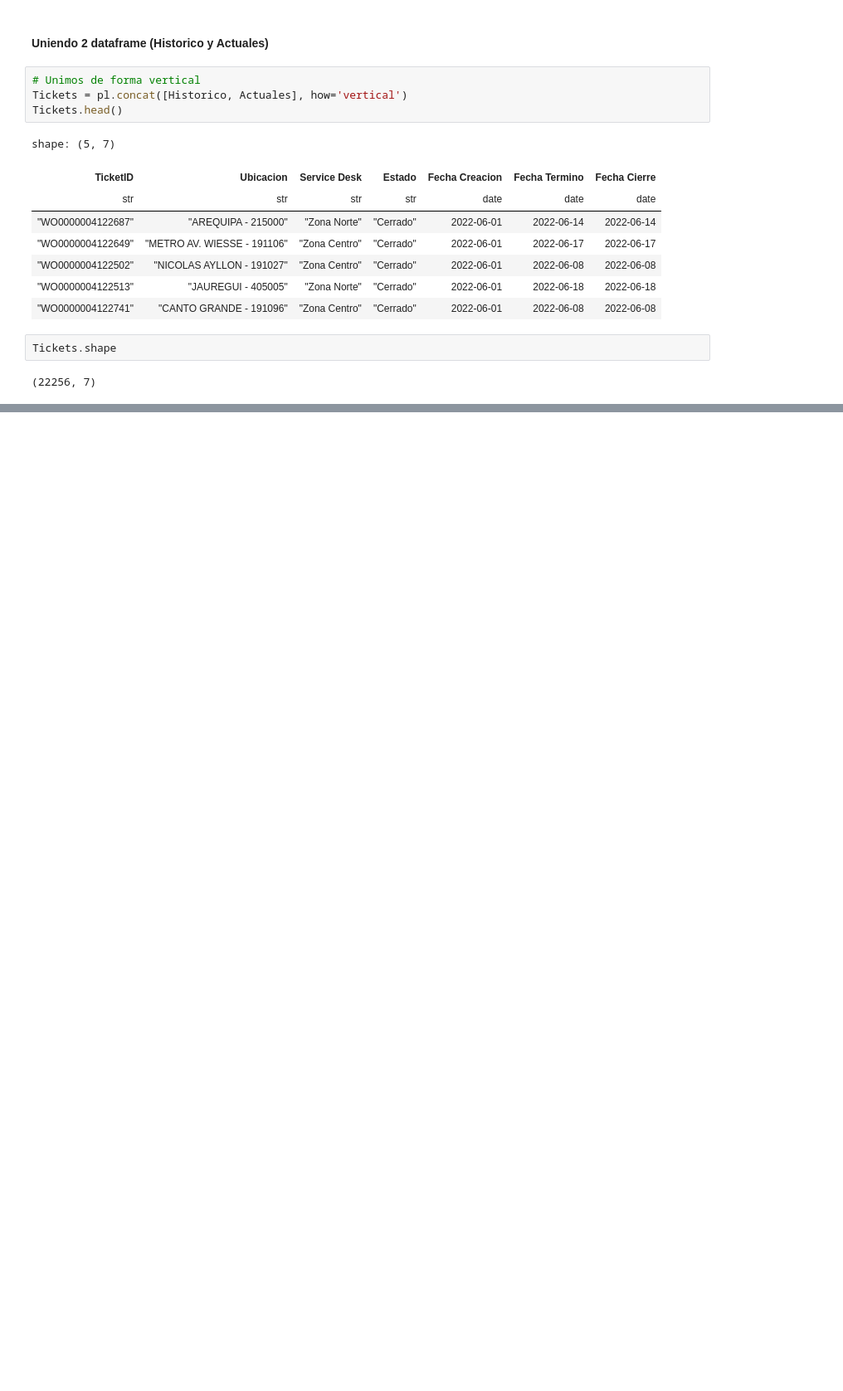
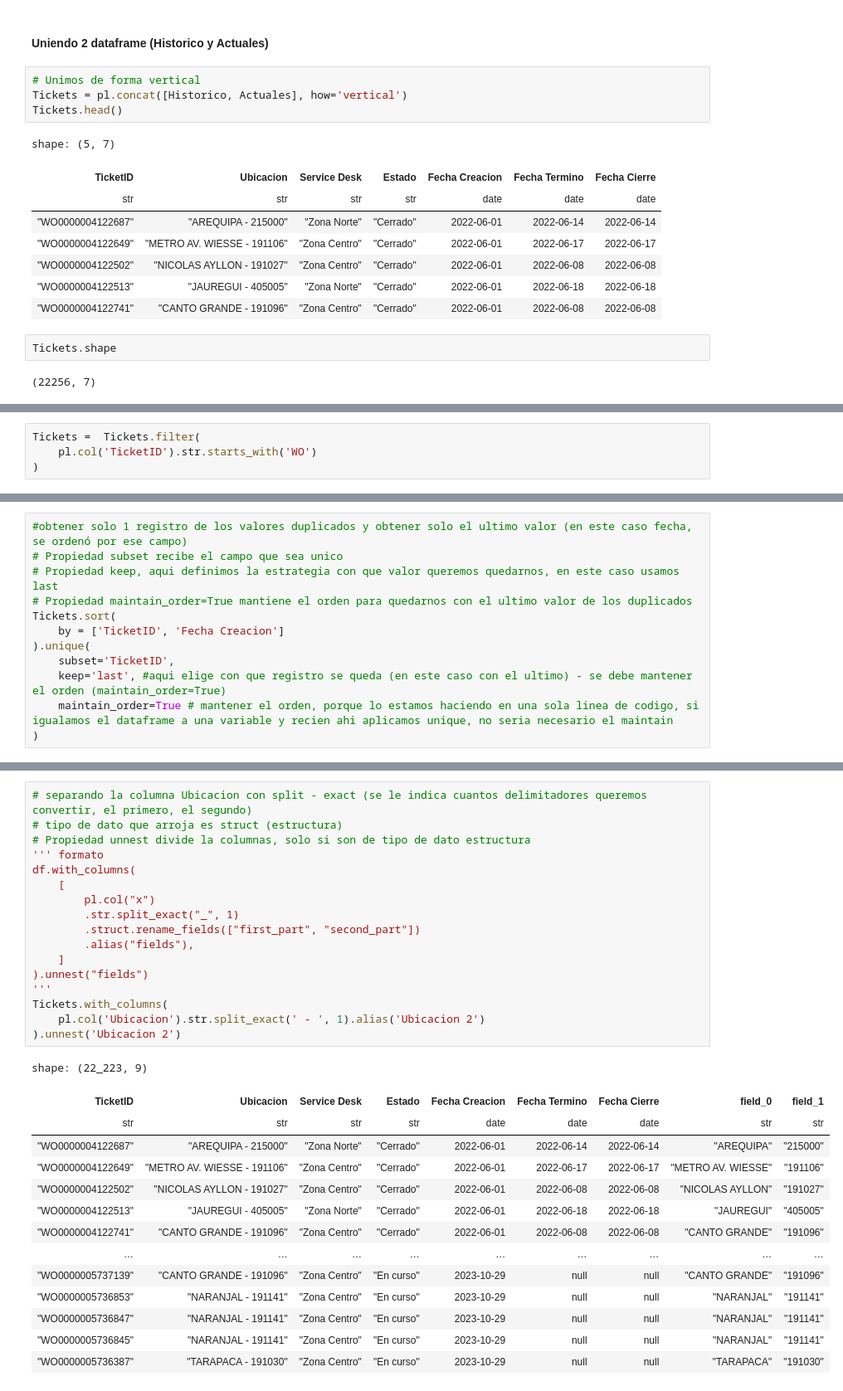
Before and after one commit to dayworldx/Python-ETL-Edicion2, a Jupyter notebook: Proceso_ETL.ipynb, the cells around one changed output, grey strips where cells are left out. Shown at 83% size. Saved outputs shown, nothing was run; the diff lists cells and outputs as text; blank space fills up the shorter version.

Commit message:
Transformando la Base Tickets

```diff
--- a/Proceso_ETL.ipynb
+++ b/Proceso_ETL.ipynb
@@ -303,0 +287,4 @@ Tickets.shape
+# %%
+Tickets =  Tickets.filter(
+    pl.col('TicketID').str.starts_with('WO')
+)
@@ -303,0 +323,12 @@ Tickets.shape
+# %%
+#obtener solo 1 registro de los valores duplicados y obtener solo el ultimo valor (en este caso fecha, se ordenó por ese campo)
+# Propiedad subset recibe el campo que sea unico
+# Propiedad keep, aqui definimos la estrategia con que valor queremos quedarnos, en este caso usamos last
+# Propiedad maintain_order=True mantiene el orden para quedarnos con el ultimo valor de los duplicados
+Tickets.sort(
+    by = ['TicketID', 'Fecha Creacion']
+).unique(
+    subset='TicketID',
+    keep='last', #aqui elige con que registro se queda (en este caso con el ultimo) - se debe mantener el orden (maintain_order=True)
+    maintain_order=True # mantener el orden, porque lo estamos haciendo en una sola linea de codigo, si igualamos el dataframe a una variable y recien ahi aplicamos unique, no seria necesario el maintain
+)
@@ -303,0 +382,32 @@ Tickets.shape
+# %%
+# separando la columna Ubicacion con split - exact (se le indica cuantos delimitadores queremos convertir, el primero, el segundo)
+# tipo de dato que arroja es struct (estructura)
+# Propiedad unnest divide la columnas, solo si son de tipo de dato estructura
+''' formato
+df.with_columns(
+    [
+        pl.col("x")
+        .str.split_exact("_", 1)
+        .struct.rename_fields(["first_part", "second_part"])
+        .alias("fields"),
+    ]
+).unnest("fields")
+'''
+Tickets.with_columns(
+    pl.col('Ubicacion').str.split_exact(' - ', 1).alias('Ubicacion 2')
+).unnest('Ubicacion 2')
+# %% [output]
+shape: (22_223, 9)
+| TicketID | Ubicacion | Service Desk | Estado | Fecha Creacion | Fecha Termino | Fecha Cierre | field_0 | field_1 |
+| str | str | str | str | date | date | date | str | str |
+| "WO0000004122687" | "AREQUIPA - 215000" | "Zona Norte" | "Cerrado" | 2022-06-01 | 2022-06-14 | 2022-06-14 | "AREQUIPA" | "215000" |
+| "WO0000004122649" | "METRO AV. WIESSE - 191106" | "Zona Centro" | "Cerrado" | 2022-06-01 | 2022-06-17 | 2022-06-17 | "METRO AV. WIESSE" | "191106" |
+| "WO0000004122502" | "NICOLAS AYLLON - 191027" | "Zona Centro" | "Cerrado" | 2022-06-01 | 2022-06-08 | 2022-06-08 | "NICOLAS AYLLON" | "191027" |
+| "WO0000004122513" | "JAUREGUI - 405005" | "Zona Norte" | "Cerrado" | 2022-06-01 | 2022-06-18 | 2022-06-18 | "JAUREGUI" | "405005" |
+| "WO0000004122741" | "CANTO GRANDE - 191096" | "Zona Centro" | "Cerrado" | 2022-06-01 | 2022-06-08 | 2022-06-08 | "CANTO GRANDE" | "191096" |
+| … | … | … | … | … | … | … | … | … |
+| "WO0000005737139" | "CANTO GRANDE - 191096" | "Zona Centro" | "En curso" | 2023-10-29 | null | null | "CANTO GRANDE" | "191096" |
+| "WO0000005736853" | "NARANJAL - 191141" | "Zona Centro" | "En curso" | 2023-10-29 | null | null | "NARANJAL" | "191141" |
+| "WO0000005736847" | "NARANJAL - 191141" | "Zona Centro" | "En curso" | 2023-10-29 | null | null | "NARANJAL" | "191141" |
+| "WO0000005736845" | "NARANJAL - 191141" | "Zona Centro" | "En curso" | 2023-10-29 | null | null | "NARANJAL" | "191141" |
+| "WO0000005736387" | "TARAPACA - 191030" | "Zona Centro" | "En curso" | 2023-10-29 | null | null | "TARAPACA" | "191030" |
```
Also changed, not shown: parts of 20 cells of this notebook.
